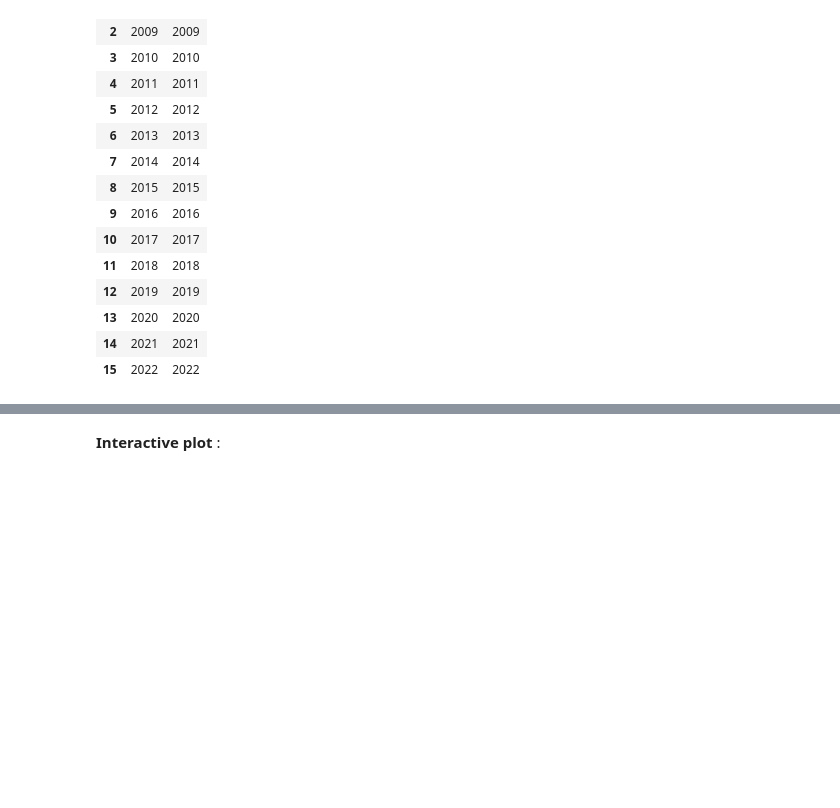
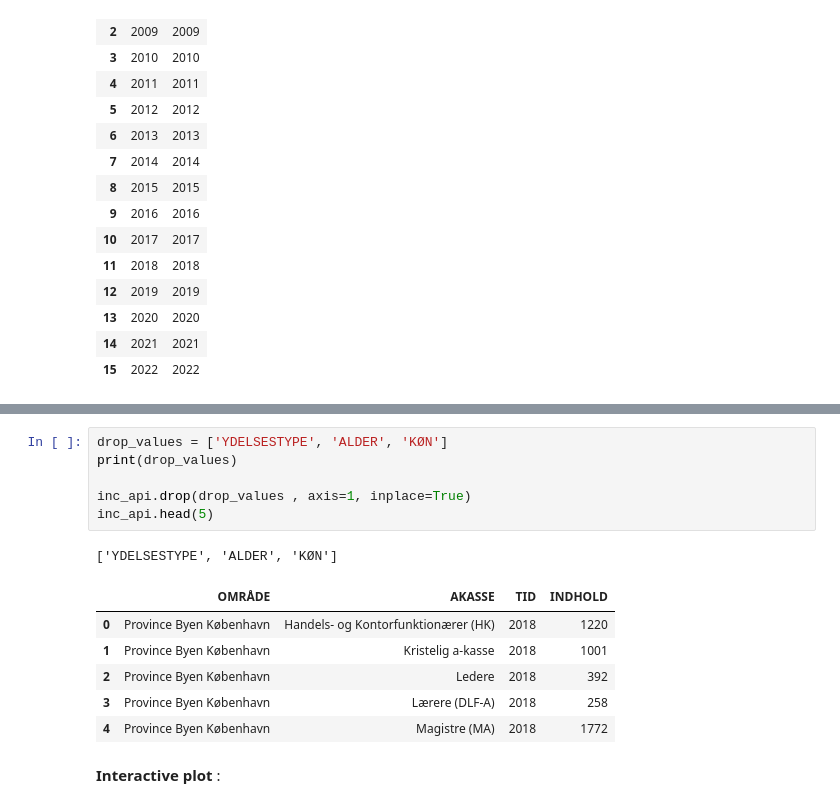
Before and after one commit to NumEconCopenhagen/projects-2024-tummeren-olli, a Jupyter notebook: dataproject/dataproject.ipynb, the cells around one changed output, grey strips where cells are left out. Saved outputs shown, nothing was run; the diff lists cells and outputs as text; blank space fills up the shorter version.

```diff
--- a/dataproject/dataproject.ipynb
+++ b/dataproject/dataproject.ipynb
@@ -140,3 +190,17 @@ We use this param dictonary to detailing the data we want.
+# %%
+drop_values = ['YDELSESTYPE', 'ALDER', 'KØN']
+print(drop_values)
+
+inc_api.drop(drop_values , axis=1, inplace=True)
+inc_api.head(5)
+# %% [output]
+['YDELSESTYPE', 'ALDER', 'KØN']
+|  | OMRÅDE | AKASSE | TID | INDHOLD |
+| 0 | Province Byen København | Handels- og Kontorfunktionærer (HK) | 2018 | 1220 |
+| 1 | Province Byen København | Kristelig a-kasse | 2018 | 1001 |
+| 2 | Province Byen København | Ledere | 2018 | 392 |
+| 3 | Province Byen København | Lærere (DLF-A) | 2018 | 258 |
+| 4 | Province Byen København | Magistre (MA) | 2018 | 1772 |
 # %% [markdown]
 **Interactive plot** :
 # %%
```
Also changed, not shown: parts of 9 cells of this notebook.
